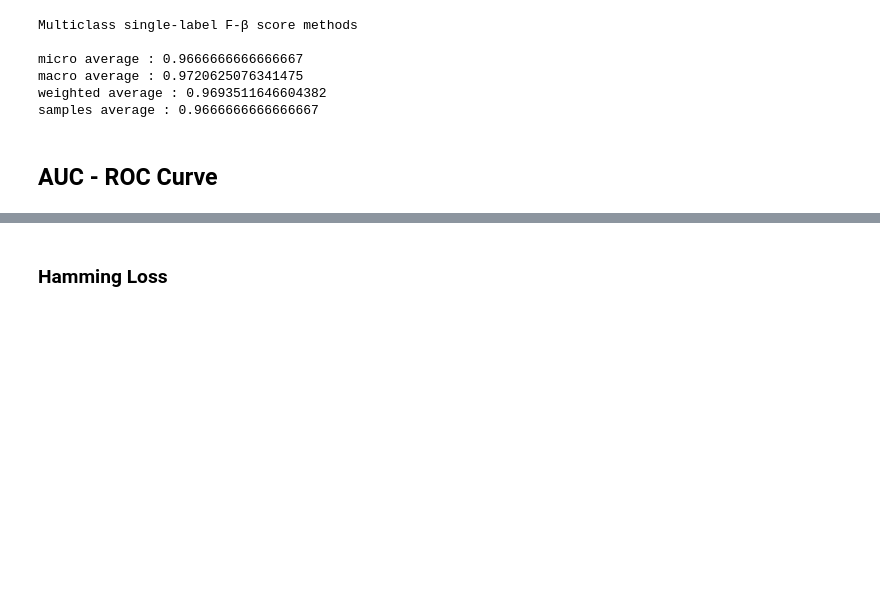
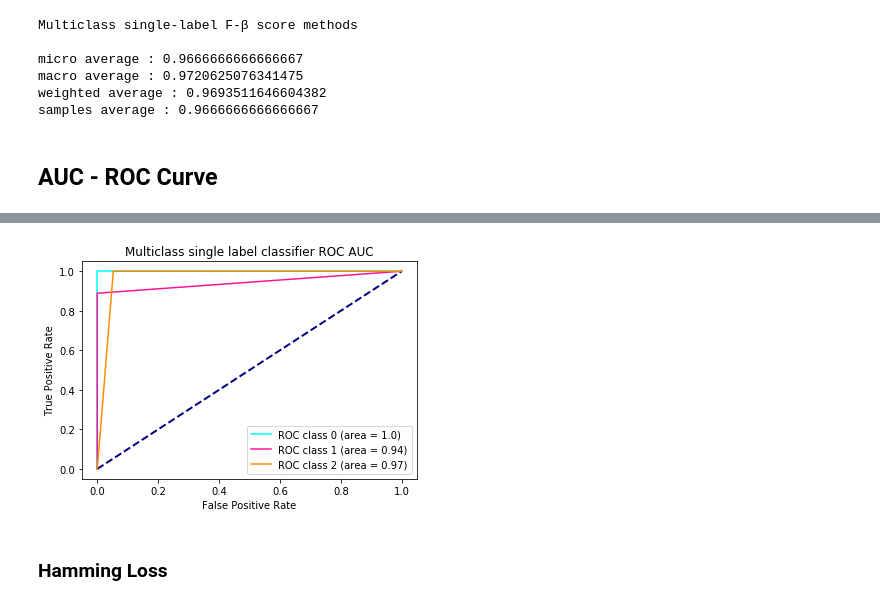
Before and after one commit to LajosNeto/learning-ml, a Jupyter notebook: guides/classification-metrics-overview.ipynb, the cells around one changed output, grey strips where cells are left out. Cells and saved outputs as stored; diff of their text form; code cells hidden in the pictures; blank space fills up the shorter version.

```diff
--- a/guides/classification-metrics-overview.ipynb
+++ b/guides/classification-metrics-overview.ipynb
@@ -382,2 +446,19 @@ https://res.cloudinary.com/lajosneto/image/upload/v1581826824/learning-ml/roc-au
+# %%
+colors = ['aqua', 'deeppink', 'darkorange']
+
+plt.title('Multiclass single label classifier ROC AUC')
+plt.plot([0,1], [0,1], color='navy', lw = 2, linestyle='--')
+plt.xlabel('False Positive Rate')
+plt.ylabel('True Positive Rate')
+
+for i in range(3):
+    fpr, tpr, _ = roc_curve(y_i_test[:, i], multiclass_preds[:, i])
+    roc_auc = auc(fpr, tpr)
+    plt.plot(fpr, tpr, color=colors[i], label=f"ROC class {i} (area = {round(roc_auc,2)})")
+
+plt.legend( loc="lower right")
+plt.show()
+# %% [output]
+[figure, added]
 # %% [markdown]
 ### Hamming Loss
```
Also changed, not shown: parts of 14 cells of this notebook.
